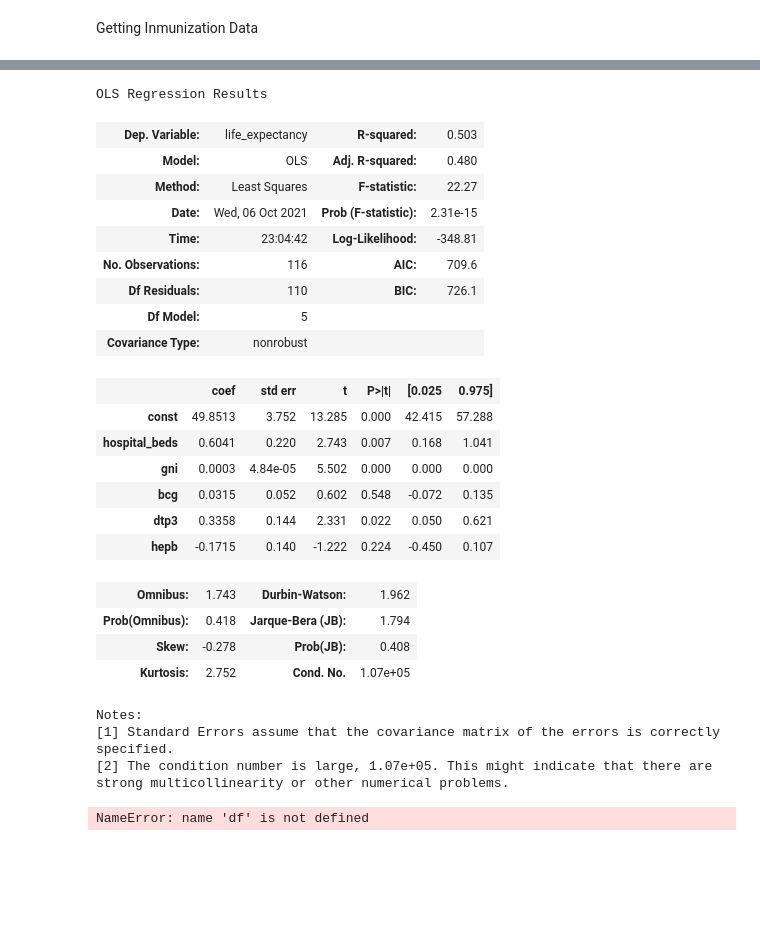
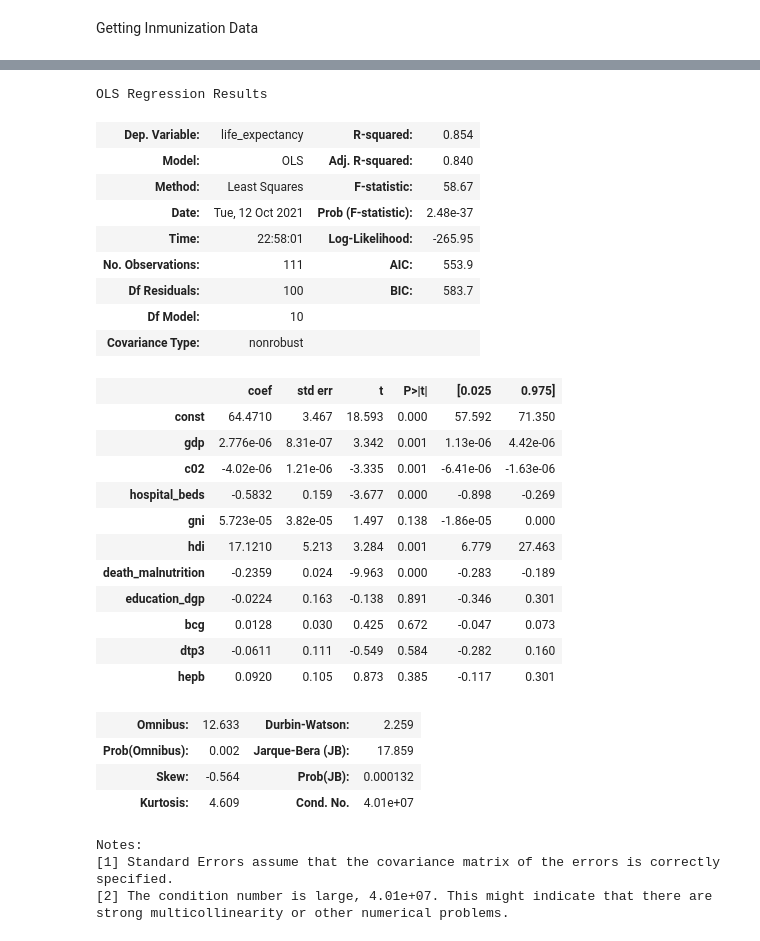
Before and after one commit to xavierpaez/regression-project-metis, a Jupyter notebook: mvp-anaylsis.ipynb, the cells around one changed output, grey strips where cells are left out. Drawn from its saved outputs; the diff is of its cells as text; code cells hidden in the pictures; blank space fills up the shorter version.

```diff
--- a/mvp-anaylsis.ipynb
+++ b/mvp-anaylsis.ipynb
@@ -148,38 +165,38 @@ memory usage: 9.1+ KB
 # %%
 import statsmodels.api as sm
 Y = df["life_expectancy"]
-x = df.drop(columns = ['life_expectancy', 'hdi', 'c02', 'gdp'])
+x = df.drop(columns = ['life_expectancy'])
 x = sm.add_constant(x)
 model = sm.OLS(Y,x, data=df)
 model.fit().summary()
 # %% [output]
 OLS Regression Results
-| Dep. Variable: | life_expectancy | R-squared: | 0.503 |
-| Model: | OLS | Adj. R-squared: | 0.480 |
-| Method: | Least Squares | F-statistic: | 22.27 |
-| Date: | Wed, 06 Oct 2021 | Prob (F-statistic): | 2.31e-15 |
-| Time: | 23:04:42 | Log-Likelihood: | -348.81 |
-| No. Observations: | 116 | AIC: | 709.6 |
-| Df Residuals: | 110 | BIC: | 726.1 |
-| Df Model: | 5 |  |  |
+| Dep. Variable: | life_expectancy | R-squared: | 0.854 |
+| Model: | OLS | Adj. R-squared: | 0.840 |
+| Method: | Least Squares | F-statistic: | 58.67 |
+| Date: | Tue, 12 Oct 2021 | Prob (F-statistic): | 2.48e-37 |
+| Time: | 22:58:01 | Log-Likelihood: | -265.95 |
+| No. Observations: | 111 | AIC: | 553.9 |
+| Df Residuals: | 100 | BIC: | 583.7 |
+| Df Model: | 10 |  |  |
 | Covariance Type: | nonrobust |  |  |
 |  | coef | std err | t | P>|t| | [0.025 | 0.975] |
-| const | 49.8513 | 3.752 | 13.285 | 0.000 | 42.415 | 57.288 |
-| hospital_beds | 0.6041 | 0.220 | 2.743 | 0.007 | 0.168 | 1.041 |
-| gni | 0.0003 | 4.84e-05 | 5.502 | 0.000 | 0.000 | 0.000 |
-| bcg | 0.0315 | 0.052 | 0.602 | 0.548 | -0.072 | 0.135 |
-| dtp3 | 0.3358 | 0.144 | 2.331 | 0.022 | 0.050 | 0.621 |
-| hepb | -0.1715 | 0.140 | -1.222 | 0.224 | -0.450 | 0.107 |
+| const | 64.4710 | 3.467 | 18.593 | 0.000 | 57.592 | 71.350 |
+| gdp | 2.776e-06 | 8.31e-07 | 3.342 | 0.001 | 1.13e-06 | 4.42e-06 |
+| c02 | -4.02e-06 | 1.21e-06 | -3.335 | 0.001 | -6.41e-06 | -1.63e-06 |
+| hospital_beds | -0.5832 | 0.159 | -3.677 | 0.000 | -0.898 | -0.269 |
+| gni | 5.723e-05 | 3.82e-05 | 1.497 | 0.138 | -1.86e-05 | 0.000 |
+| hdi | 17.1210 | 5.213 | 3.284 | 0.001 | 6.779 | 27.463 |
+| death_malnutrition | -0.2359 | 0.024 | -9.963 | 0.000 | -0.283 | -0.189 |
+| education_dgp | -0.0224 | 0.163 | -0.138 | 0.891 | -0.346 | 0.301 |
+| bcg | 0.0128 | 0.030 | 0.425 | 0.672 | -0.047 | 0.073 |
+| dtp3 | -0.0611 | 0.111 | -0.549 | 0.584 | -0.282 | 0.160 |
+| hepb | 0.0920 | 0.105 | 0.873 | 0.385 | -0.117 | 0.301 |
-| Omnibus: | 1.743 | Durbin-Watson: | 1.962 |
-| Prob(Omnibus): | 0.418 | Jarque-Bera (JB): | 1.794 |
-| Skew: | -0.278 | Prob(JB): | 0.408 |
-| Kurtosis: | 2.752 | Cond. No. | 1.07e+05 |
+| Omnibus: | 12.633 | Durbin-Watson: | 2.259 |
+| Prob(Omnibus): | 0.002 | Jarque-Bera (JB): | 17.859 |
+| Skew: | -0.564 | Prob(JB): | 0.000132 |
+| Kurtosis: | 4.609 | Cond. No. | 4.01e+07 |
 Notes:
 [1] Standard Errors assume that the covariance matrix of the errors is correctly specified.
-[2] The condition number is large, 1.07e+05. This might indicate that there are
+[2] The condition number is large, 4.01e+07. This might indicate that there are
 strong multicollinearity or other numerical problems.
-# %%
-import seaborn as sns
-sns.pairplot(df)
-# %% [output]
-NameError: name 'df' is not defined
```
Also changed, not shown: parts of 7 cells of this notebook.
